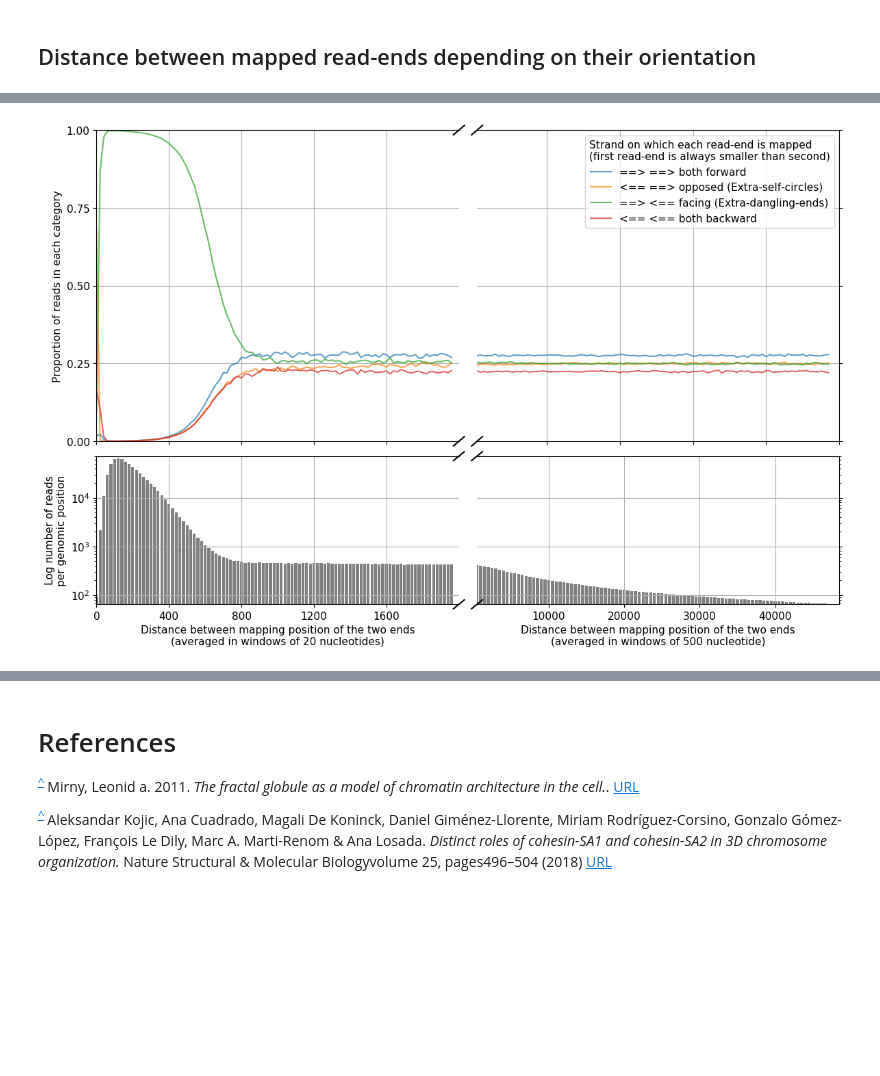
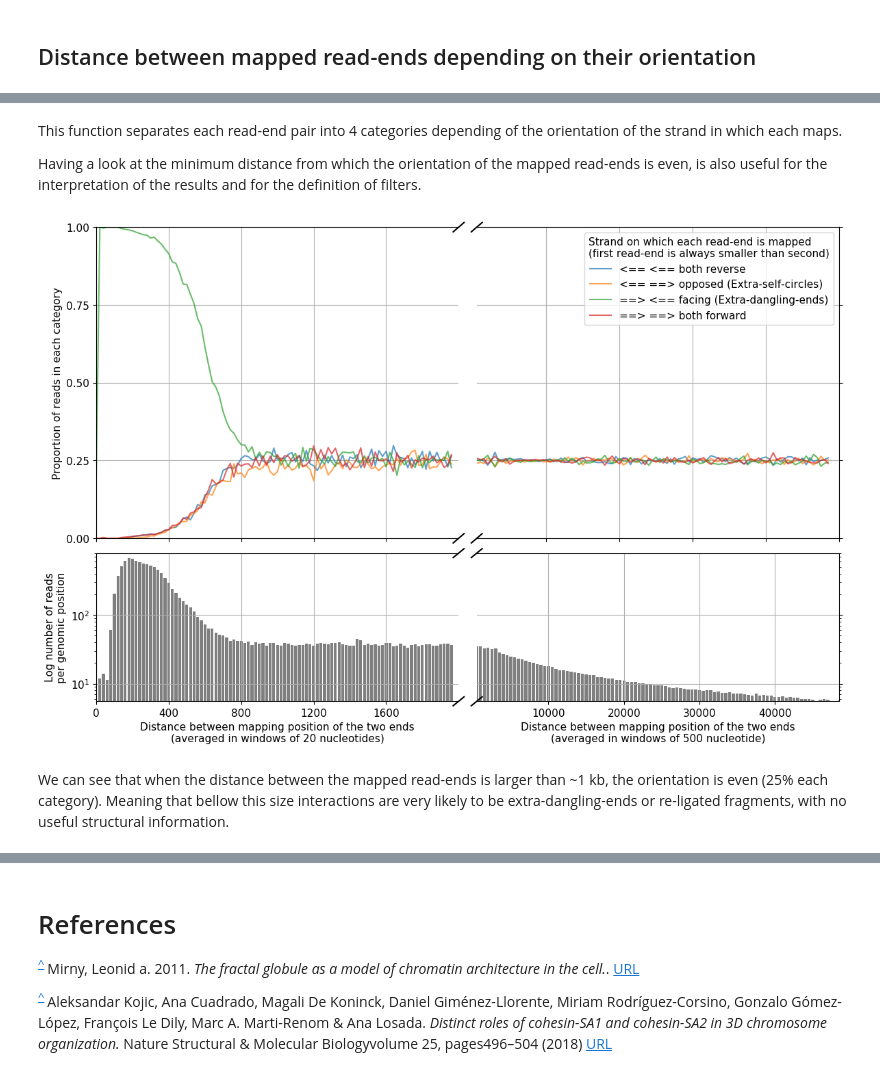
Before and after one commit to 3DGenomes/MethodsMolBiol, a Jupyter notebook: Notebooks/02-Parsing mapped reads.ipynb, the cells around one changed output, grey strips where cells are left out. Saved outputs shown, nothing was run; the diff lists cells and outputs as text; code cells hidden in the pictures; blank space fills up the shorter version.

```diff
--- a/Notebooks/02-Parsing mapped reads.ipynb
+++ b/Notebooks/02-Parsing mapped reads.ipynb
@@ -278,7 +284,13 @@ from pytadbit.mapping.analyze import  plot_strand_bias_by_distance
+# %% [markdown]
+This function separates each read-end pair into 4 categories depending of the orientation of the strand in which each maps.
+
+Having a look at the minimum distance from which the orientation of the mapped read-ends is even, is also useful for the interpretation of the results and for the definition of filters.
 # %%
-plot_strand_bias_by_distance(reads)
+plot_strand_bias_by_distance(reads, nreads=20000000)
 # %% [output]
-[figure, old version]
+[figure, new version]
+# %% [markdown]
+We can see that when the distance between the mapped read-ends is larger than ~1 kb, the orientation is even (25% each category). Meaning that bellow this size interactions are very likely to be extra-dangling-ends or re-ligated fragments, with no useful structural information.
 # %% [markdown]
 <!--bibtex
 @article{Mirny2011,
```
Also changed, not shown: parts of 6 cells of this notebook, 5 other files.
